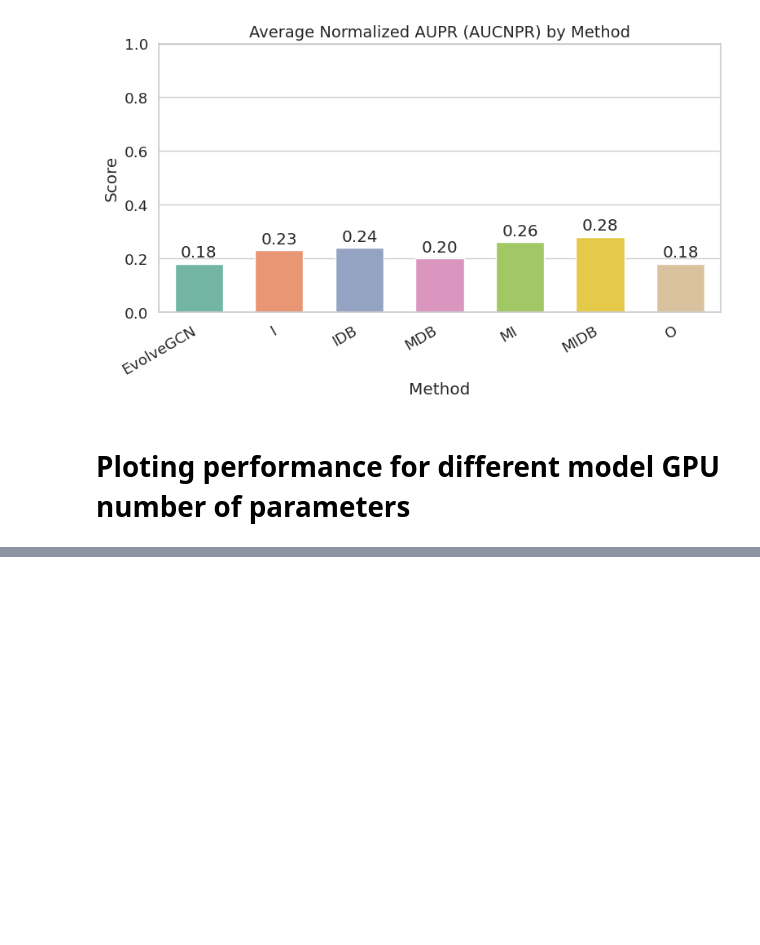
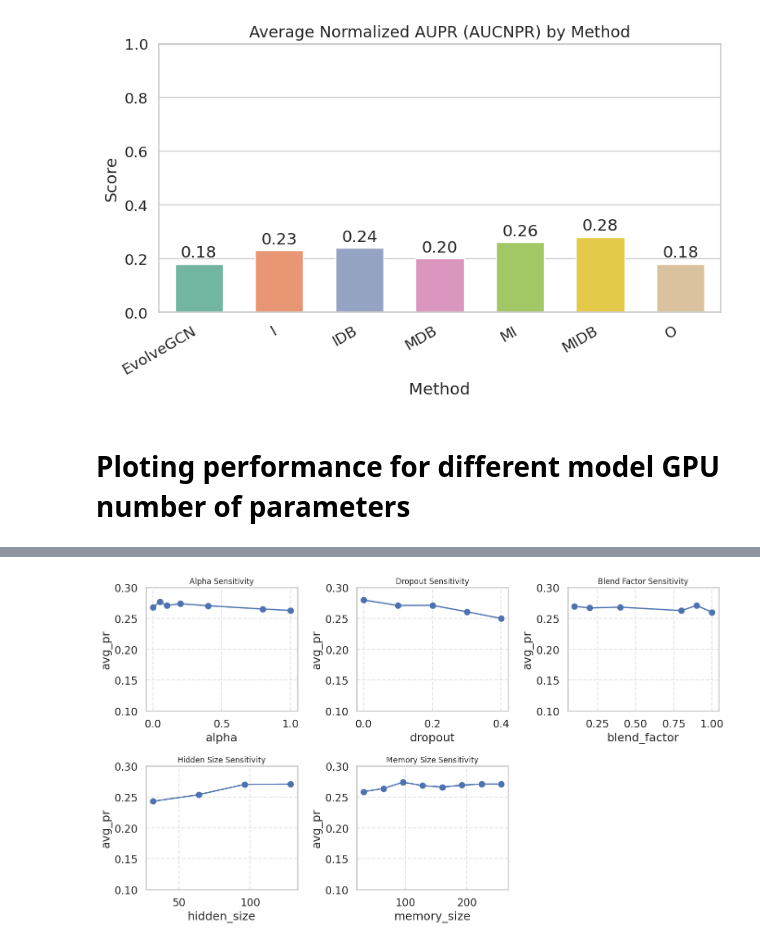
Before and after one commit to fafal-abnir/HerdGNN, a Jupyter notebook: notebooks/plotting_performance.ipynb, the cells around one changed output, grey strips where cells are left out. Cells and saved outputs as stored; diff of their text form; code cells hidden in the pictures; blank space fills up the shorter version.

```diff
--- a/notebooks/plotting_performance.ipynb
+++ b/notebooks/plotting_performance.ipynb
@@ -178,0 +330,84 @@ fig.savefig("GPU_usage.png")
+# %%
+import matplotlib.pyplot as plt
+
+# ================================
+# 1. DATA (fresh_start=False only)
+# ================================
+
+alpha_data = {
+    1.0: 0.262863,
+    0.8: 0.265132,
+    0.4: 0.270555,
+    0.2: 0.273732,
+    0.1: 0.270959,
+    0.05: 0.276647,
+    0.0: 0.267899
+}
+
+dropout_data = {
+    0.0: 0.279748,
+    0.1: 0.270959,
+    0.2: 0.271135,
+    0.3: 0.260806,
+    0.4: 0.249869
+}
+
+blend_data = {
+    1.0: 0.259945,
+    0.9: 0.270959,
+    0.8: 0.262578,
+    0.4: 0.268196,
+    0.2: 0.266968,
+    0.1: 0.269552
+}
+
+hidden_data = {
+    128: 0.270959,
+    96: 0.270435,
+    64: 0.253798,
+    32: 0.242962
+}
+
+memory_data = {
+    256: 0.270959,
+    224: 0.271077,
+    192: 0.269179,
+    160: 0.266084,
+    128: 0.268537,
+    96: 0.273973,
+    64: 0.263796,
+    32: 0.258582
+}
+
+# ================================
+# 2. Plotting function
+# ================================
+
+def plot_subplot(ax, title, x_label, data_dict):
+    xs, ys = zip(*sorted(data_dict.items(), key=lambda t: t[0]))
+    ax.plot(xs, ys, marker="o", linewidth=2)
+    ax.set_title(title, fontsize=12)
+    ax.set_xlabel(x_label)
+    ax.set_ylabel("avg_pr")
+    ax.set_ylim(0.1, 0.3)   # <<< FIX Y-AXIS HERE
+    ax.grid(True, linestyle="--", alpha=0.5)
+
+# ================================
+# 3. Create the figure with 5 subplots
+# ================================
+
+fig, axs = plt.subplots(2, 3, figsize=(14, 8))
+
+plot_subplot(axs[0,0], "Alpha Sensitivity", "alpha", alpha_data)
+plot_subplot(axs[0,1], "Dropout Sensitivity", "dropout", dropout_data)
+plot_subplot(axs[0,2], "Blend Factor Sensitivity", "blend_factor", blend_data)
+plot_subplot(axs[1,0], "Hidden Size Sensitivity", "hidden_size", hidden_data)
+plot_subplot(axs[1,1], "Memory Size Sensitivity", "memory_size", memory_data)
+
+# Hide unused subplot
+axs[1,2].axis("off")
+
+plt.tight_layout()
+plt.show()
+# %% [output]
+[figure, added]
```
Also changed, not shown: parts of 9 cells of this notebook, 22 other files.
